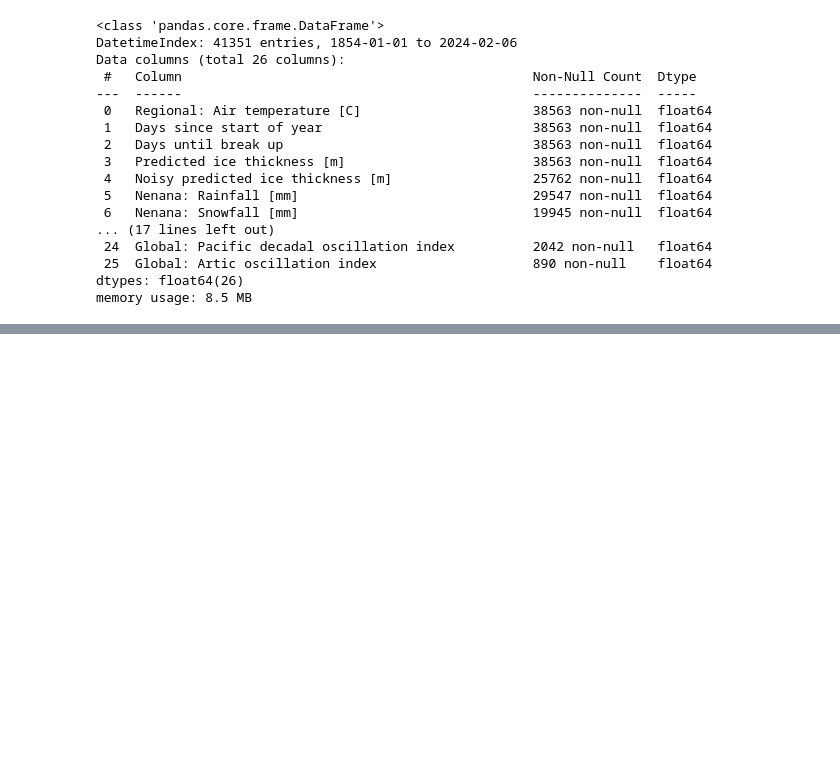
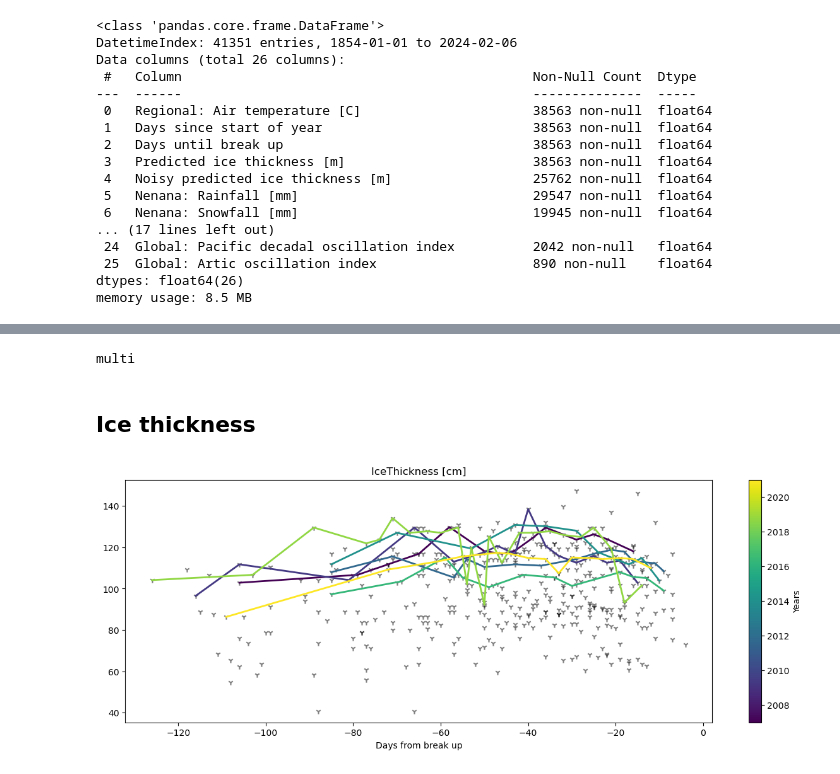
Before and after one commit to iceclassic/sandbox, a Jupyter notebook: content/PreProcessing.ipynb, the cells around one changed output, grey strips where cells are left out. Drawn from its saved outputs; the diff is of its cells as text; code cells hidden in the pictures; blank space fills up the shorter version.

Commit message:
anomalies in selected years?

```diff
--- a/content/PreProcessing.ipynb
+++ b/content/PreProcessing.ipynb
@@ -136,0 +83,33 @@ LinAlgError: SVD did not converge in Linear Least Squares
+# %%
+
+Data_selected=Filter_Numpify(Data,'2000-01-01','2005-12-31',numpyfy=False,multiyear=[2007,2008,2009,2010,2011,2013,2021])
+drop_mask = Data_selected[['IceThickness [cm]']].notna().all(axis=1)
+drop_mask2 = Data_selected[['Nenana: Snowfall [mm]']].notna().all(axis=1)
+Data_selec_ice=Data_selected[drop_mask]
+Data_selec_snow=Data_selected[drop_mask2]
+# %% [output]
+multi
+# %% [markdown]
+## Ice thickness
+# %%
+fig, ax1 = plt.subplots(1,1,figsize=(15,5))
+plt.scatter(Data['Days until break up'],Data['IceThickness [cm]'],color='k',marker='1',alpha=0.5)
+plt.xlabel('Days from break up')
+plt.title("IceThickness [cm]")
+
+years = Data_selected.index.year.unique()
+colors = plt.cm.viridis(np.linspace(0, 1, len(years)))
+for i, year in enumerate(years):
+        year_data = Data_selec_ice[Data_selec_ice.index.year == year]
+        ax1.plot(year_data['Days until break up'],year_data['IceThickness [cm]'],linewidth=2, marker=',', color=colors[i], alpha=1)
+
+#plt.xlim([-150,50])
+sm = ScalarMappable(cmap=plt.cm.viridis, norm=plt.Normalize(vmin=min(years), vmax=max(years)))
+sm.set_array([])  # Empty array since we just want to map colors
+
+    # Add color bar
+cbar = plt.colorbar(sm, ax=ax1)
+cbar.set_label('Years')
+plt.show()
+# %% [output]
+[figure, added]
```
Also changed, not shown: parts of 45 cells of this notebook, 1 other file.
